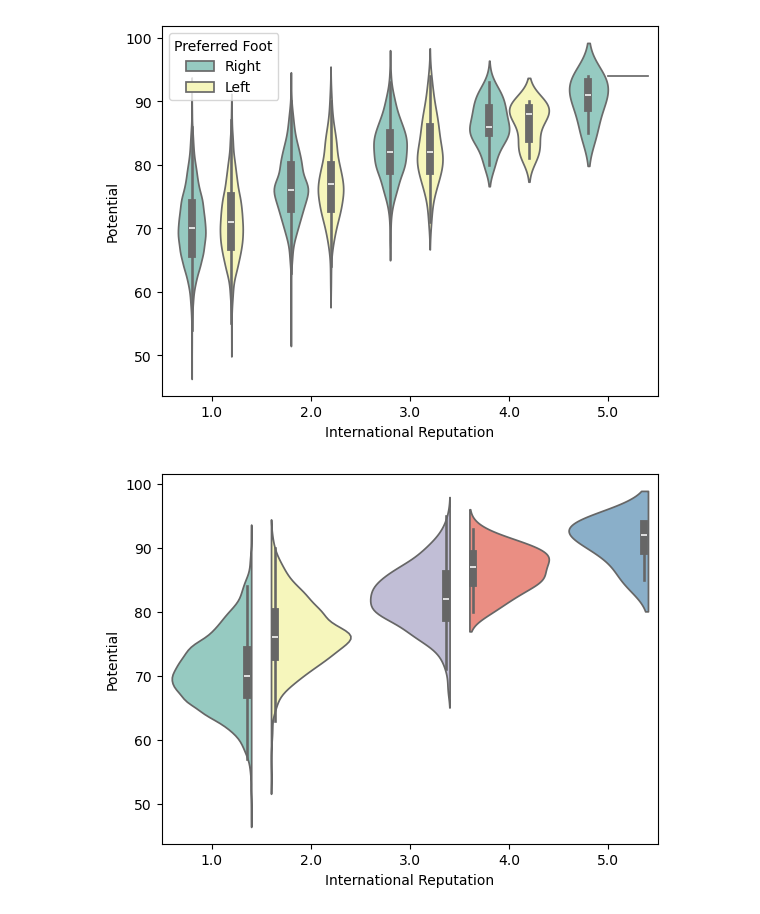
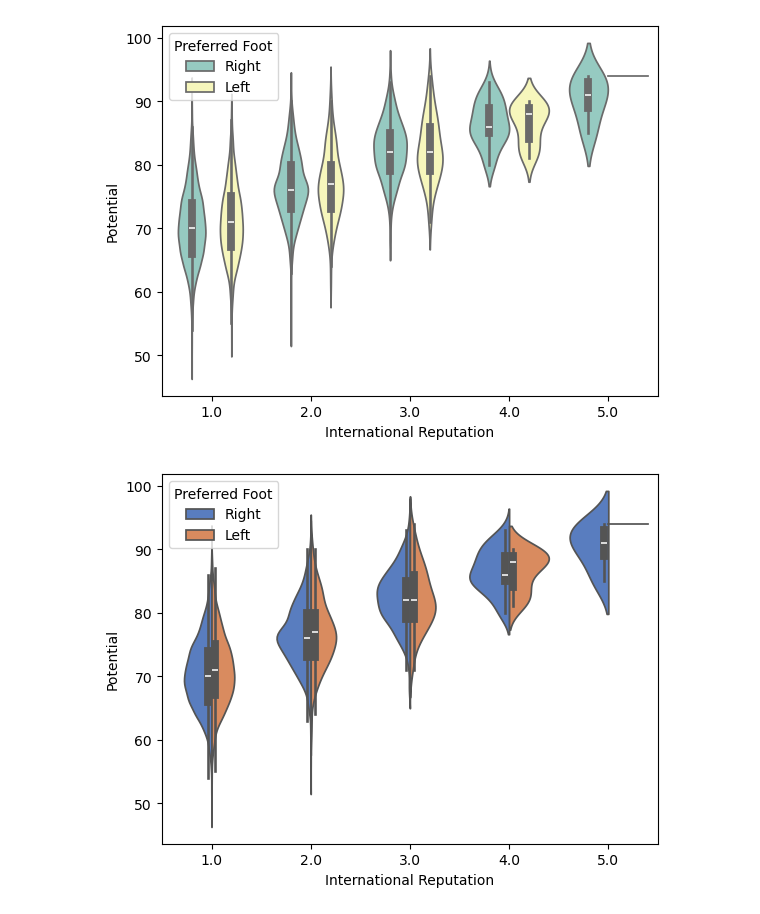
Before and after one commit to cyberscorpion/fync-cohort-7, a Jupyter notebook: 15. Seaborn charts.ipynb, the cells around one changed output. Cells and saved outputs as stored; diff of their text form; code cells hidden in the pictures.

```diff
--- a/15. Seaborn charts.ipynb
+++ b/15. Seaborn charts.ipynb
@@ -290,7 +290,8 @@ plt.show()
 # %% [output]
 [figure]
 # %%
-sns.violinplot(x = "International Reputation", y = "Potential", data = df, palette = "Set3", split = True)
+sns.violinplot(x = "International Reputation", y = "Potential",hue="Preferred Foot",
+               data = df, palette = "muted", split = True)
 plt.show()
 # %% [output]
-[figure, old version]
+[figure, new version]
```
Also changed, not shown: parts of 5 cells of this notebook.
